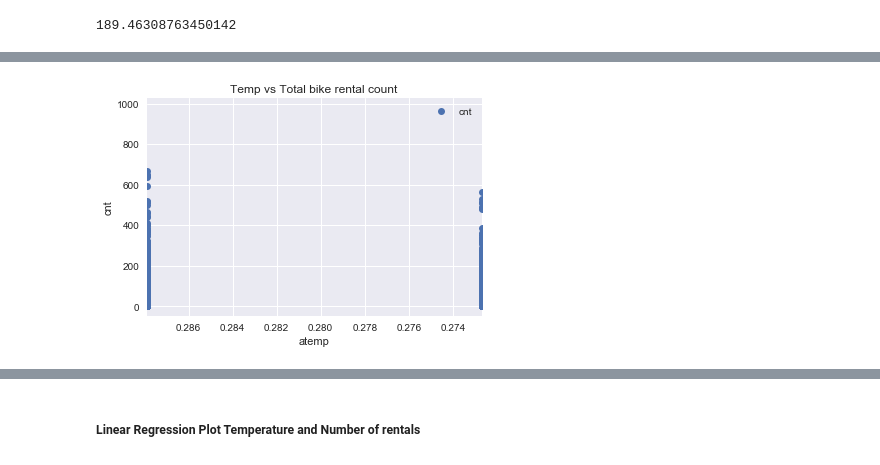
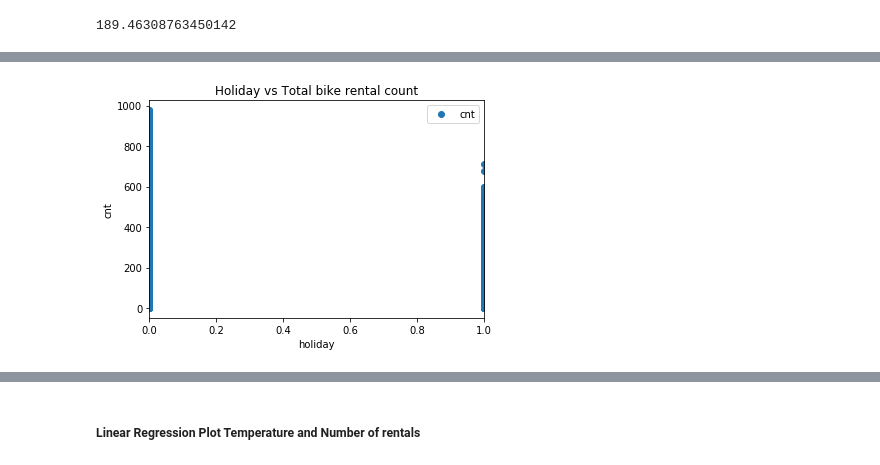
Before and after one commit to velitchko/machine-learning, a Jupyter notebook: assignment_1/bike_sharing.ipynb, the cells around one changed output, grey strips where cells are left out. Drawn from its saved outputs; the diff is of its cells as text; code cells hidden in the pictures.

```diff
--- a/assignment_1/bike_sharing.ipynb
+++ b/assignment_1/bike_sharing.ipynb
@@ -4,7 +4,8 @@
 #Import packages
 import pandas as pd
 import seaborn as sns
-sns.set(style="darkgrid")
+sns.set_style()
+sns.set_context()
 import matplotlib.pyplot as plt
 import scipy as sp
 import numpy as np
@@ -27,6 +28,9 @@ from sklearn.linear_model import LinearRegression
 from sklearn.linear_model import RidgeCV, LassoCV, Ridge, Lasso
 from sklearn.svm import SVR
 from sklearn.metrics import mean_absolute_error
+from sklearn.metrics import mean_squared_error
+from sklearn.metrics import make_scorer
+from sklearn.metrics import mean_squared_log_error
 # %% [markdown]
 # Load data set
 # %%
@@ -214,8 +329,8 @@ plt.show()
 # %%
-data.plot(x='atemp', y='cnt', style='o')
-plt.title('Temp vs Total bike rental count')
-plt.xlabel('atemp')
+data.plot(x='holiday', y='cnt', style='o')
+plt.title('Holiday vs Total bike rental count')
+plt.xlabel('holiday')
 plt.ylabel('cnt')
 plt.show()
 # %% [output]
-[figure, old version]
+[figure, new version]
```
Also changed, not shown: parts of 94 cells of this notebook, 4 other files.
